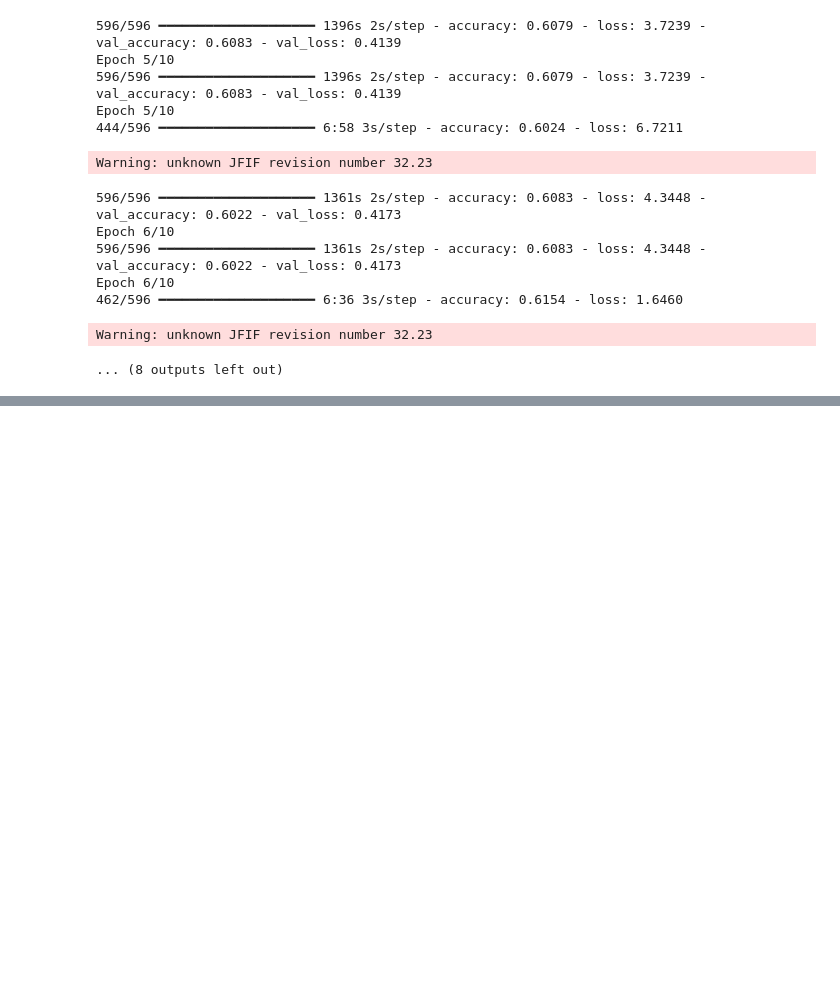
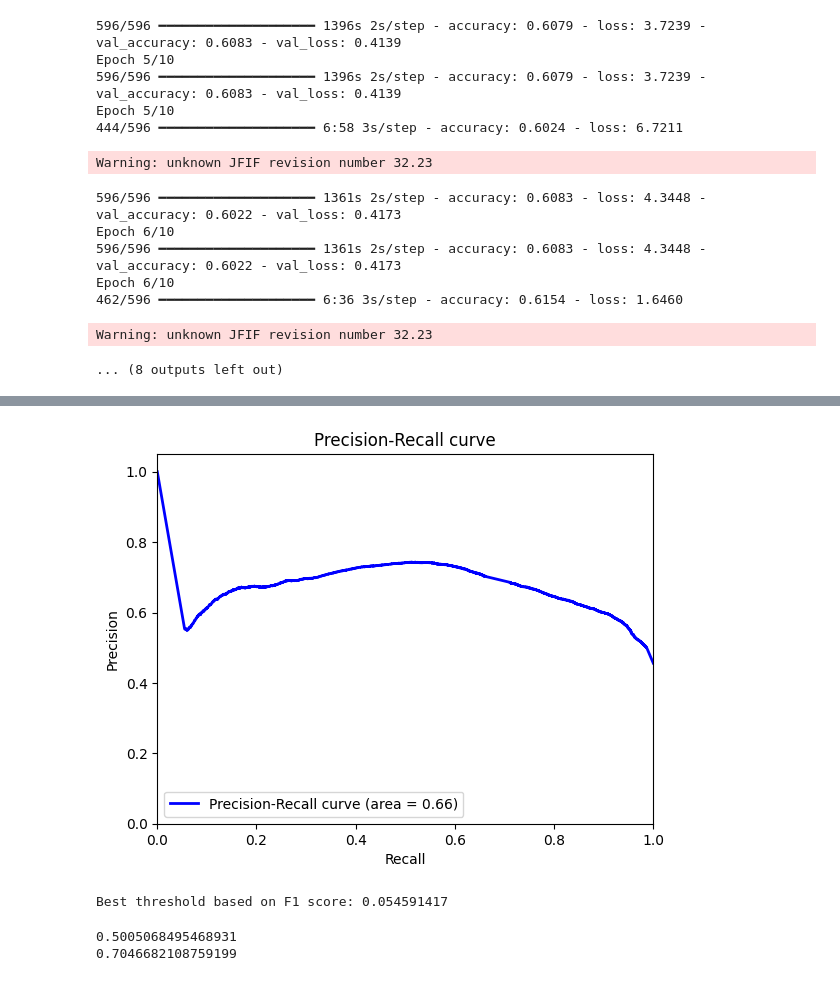
Before and after one commit to emilyedono/FireAndSmokeDetection, a Jupyter notebook: model_draft.ipynb, the cells around one changed output, grey strips where cells are left out. Drawn from its saved outputs; the diff is of its cells as text; code cells hidden in the pictures; blank space fills up the shorter version.

```diff
--- a/model_draft.ipynb
+++ b/model_draft.ipynb
@@ -284,0 +511,18 @@ predTestN2 = model2.predict( dsTest )
+# %%
+# calculate precision and recall
+from sklearn.metrics import precision_recall_curve
+precision, recall, thresholds = precision_recall_curve(
+    y_test_smoke, predTestN3)
+# %%
+# Visualize Precision-Recall curve
+plt.figure()
+plt.plot(recall, precision, color='blue', lw=2, label='Precision-Recall curve (area = %0.2f)' % average_precision)
+plt.xlim([0.0, 1.0])
+plt.ylim([0.0, 1.05])
+plt.xlabel('Recall')
+plt.ylabel('Precision')
+plt.title('Precision-Recall curve')
+plt.legend(loc="lower left")
+plt.show()
+# %% [output]
+[figure, added]
@@ -284,0 +537,12 @@ predTestN2 = model2.predict( dsTest )
+# %%
+# pick threshold with highest F1 score
+best_thresh = thresholds[numpy.argmax(f1_scores)]
+print("Best threshold based on F1 score:", best_thresh)
+# %% [output]
+Best threshold based on F1 score: 0.054591417
+# %%
+print( sklearn.metrics.balanced_accuracy_score( y_train_smoke, predTrainN3 >= best_thresh ) )
+print( sklearn.metrics.balanced_accuracy_score( y_test_smoke, predTestN3 >= best_thresh) )
+# %% [output]
+0.5005068495468931
+0.7046682108759199
```
Also changed, not shown: parts of 44 cells of this notebook.
